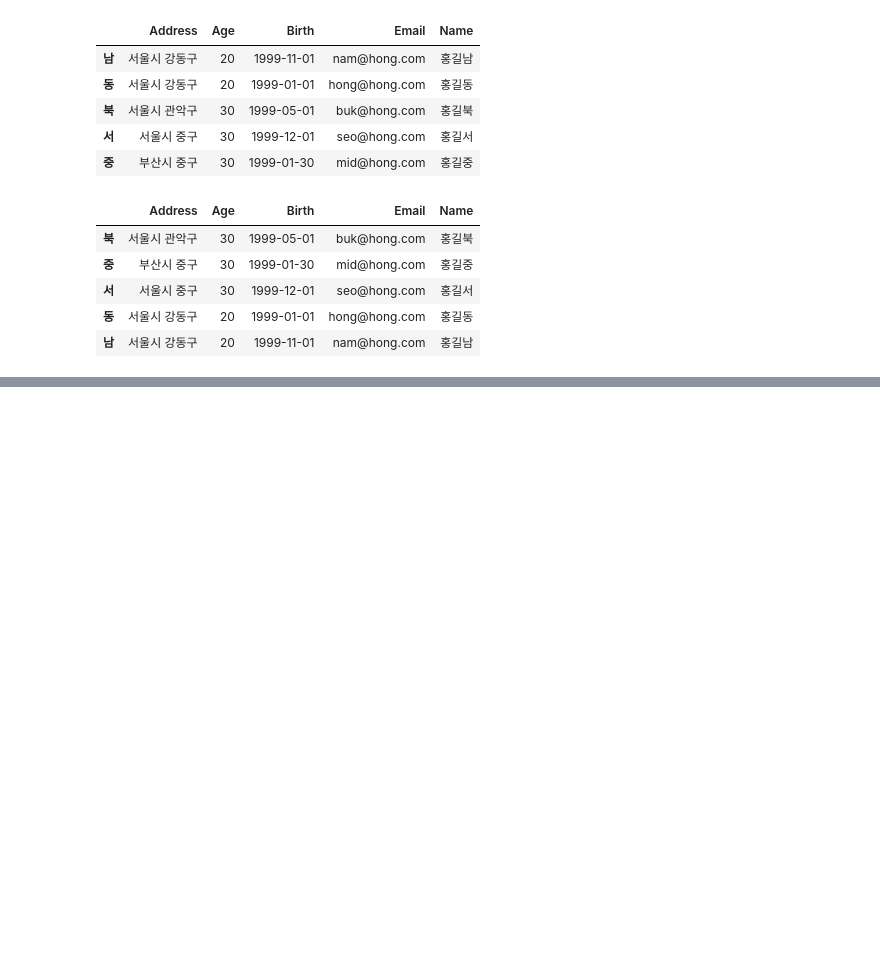
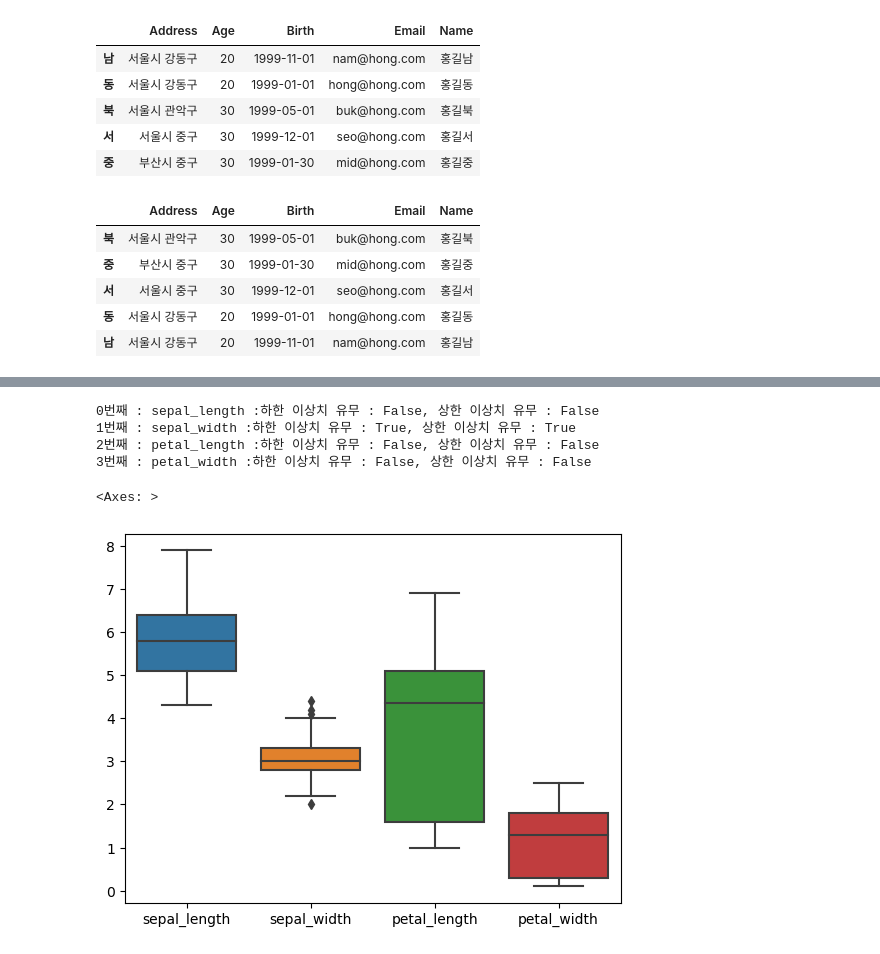
Before and after one commit to Harutoshi87/KI, a Jupyter notebook: source/01_python/ch11_데이터 프레임과 시리즈(Pandas)_1절~8절.ipynb, the cells around one changed output, grey strips where cells are left out. Cells and saved outputs as stored; diff of their text form; code cells hidden in the pictures; blank space fills up the shorter version.

```diff
--- a/source/01_python/ch11_데이터 프레임과 시리즈(Pandas)_1절~8절.ipynb
+++ b/source/01_python/ch11_데이터 프레임과 시리즈(Pandas)_1절~8절.ipynb
@@ -1726,0 +1747,5 @@ member.sort_values(by=['Age', 'Email'], ascending=[False, True])
+# %%
+from statsmodels.api import datasets
+iris = datasets.get_rdataset('iris').data
+iris.columns = [col.lower().replace('.','_') for col in iris.columns]
+iris.sample(1) # .head() / .tail()
@@ -1726,0 +1831,24 @@ member.sort_values(by=['Age', 'Email'], ascending=[False, True])
+# %%
+qunt = iris_stat.quantile(q=[0, 0.25, 0.5, 0.75, 1], interpolation='nearest')
+for i, col in enumerate(qunt.columns):
+    min = qunt.iloc[0, i]
+    Q1 = qunt.iloc[1, i]
+    Q3 = qunt.iloc[3, i]
+    max = qunt.iloc[4, i]
+    iqr = Q3 - Q1
+    lower_outlier = Q1 - 1.5 * iqr # 하한 이상치 limit
+    upper_outlier = Q3 + 1.5 * iqr # 상한 이상치 limit
+    print(f'{i}번째 : {col} :', end='')
+    print('하한 이상치 유무 : {}, 상한 이상치 유무 : {}'.format(min < lower_outlier, max > upper_outlier))
+# %% [output]
+0번째 : sepal_length :하한 이상치 유무 : False, 상한 이상치 유무 : False
+1번째 : sepal_width :하한 이상치 유무 : True, 상한 이상치 유무 : True
+2번째 : petal_length :하한 이상치 유무 : False, 상한 이상치 유무 : False
+3번째 : petal_width :하한 이상치 유무 : False, 상한 이상치 유무 : False
+# %%
+# 상자수염그림(boxplot) - 12장 교안 21쪽
+import seaborn as sns
+sns.boxplot(data=iris)
+# %% [output]
+<Axes: >
+[figure, added]
```
Also changed, not shown: parts of 27 cells of this notebook, 3 other files.
